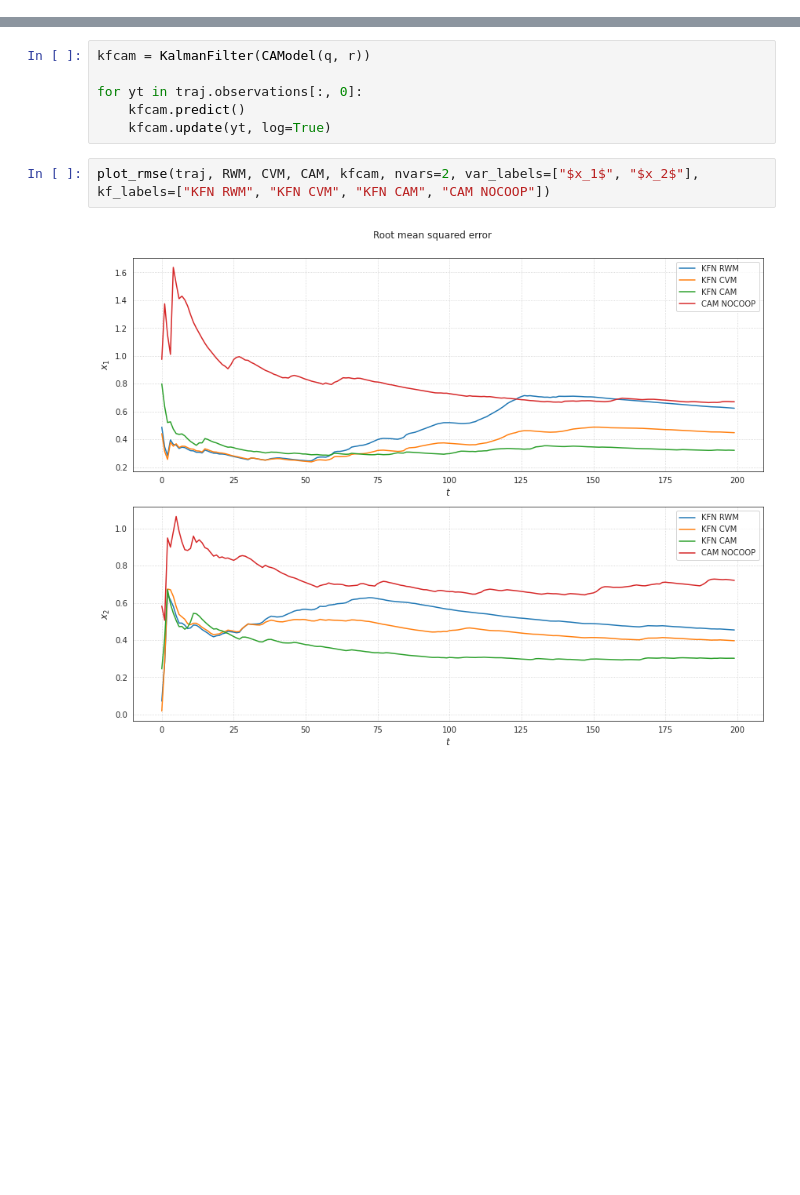
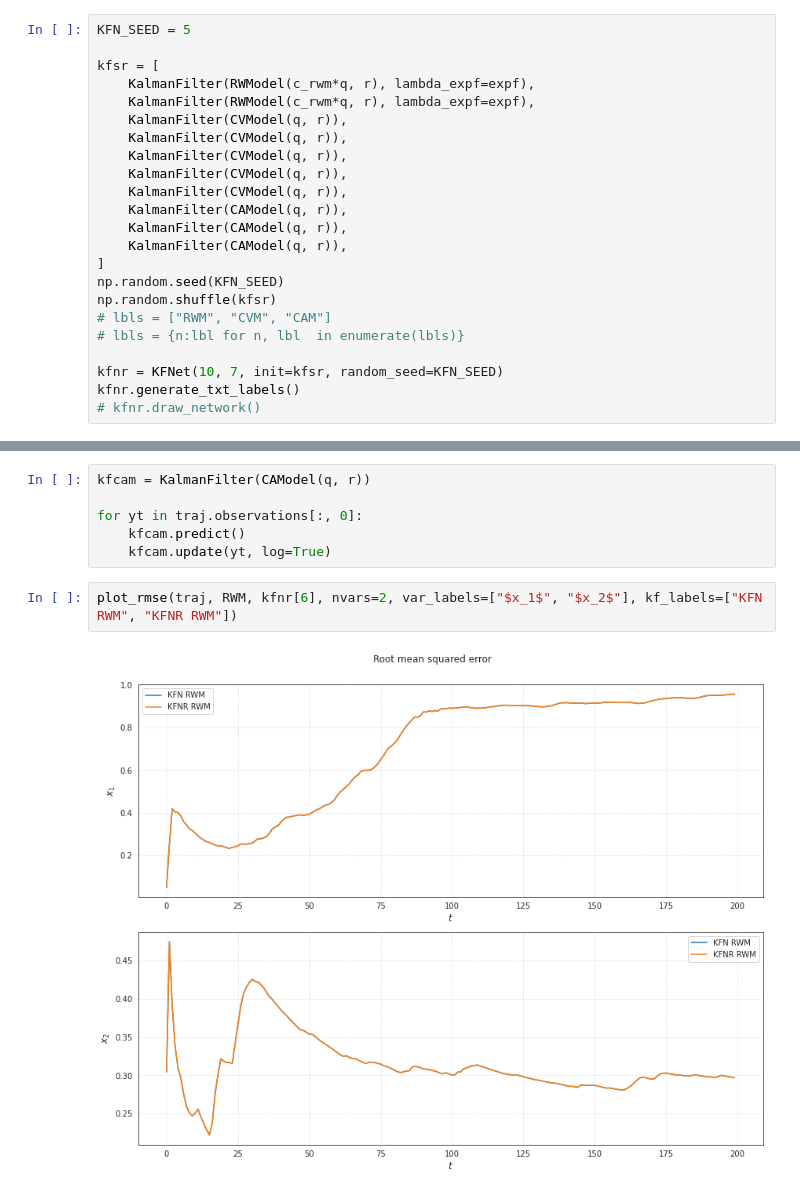
Before and after one commit to maiquang/maithanh-thesis-src, a Jupyter notebook: maithanh_kf4.ipynb, the cells around one changed output, grey strips where cells are left out. Drawn from its saved outputs; the diff is of its cells as text; blank space fills up the shorter version.

```diff
--- a/maithanh_kf4.ipynb
+++ b/maithanh_kf4.ipynb
@@ -34,6 +34,29 @@ traj = Trajectory(
             init_state=init_state,
             random_seed=RANDOM_SEED
 )
+# %%
+KFN_SEED = 5
+
+kfsr = [
+    KalmanFilter(RWModel(c_rwm*q, r), lambda_expf=expf),
+    KalmanFilter(RWModel(c_rwm*q, r), lambda_expf=expf),
+    KalmanFilter(CVModel(q, r)),
+    KalmanFilter(CVModel(q, r)),
+    KalmanFilter(CVModel(q, r)),
+    KalmanFilter(CVModel(q, r)),
+    KalmanFilter(CVModel(q, r)),
+    KalmanFilter(CAModel(q, r)),
+    KalmanFilter(CAModel(q, r)),
+    KalmanFilter(CAModel(q, r)),
+]
+np.random.seed(KFN_SEED)
+np.random.shuffle(kfsr)
+# lbls = ["RWM", "CVM", "CAM"]
+# lbls = {n:lbl for n, lbl  in enumerate(lbls)}
+
+kfnr = KFNet(10, 7, init=kfsr, random_seed=KFN_SEED)
+kfnr.generate_txt_labels()
+# kfnr.draw_network()
 # %%
 KFN_SEED = 5
 
@@ -81,9 +115,9 @@ for yt in traj.observations[:, 0]:
     kfcam.predict()
     kfcam.update(yt, log=True)
 # %%
-plot_rmse(traj, RWM, CVM, CAM, kfcam, nvars=2, var_labels=["$x_1$", "$x_2$"], kf_labels=["KFN RWM", "KFN CVM", "KFN CAM", "CAM NOCOOP"])
+plot_rmse(traj, RWM, kfnr[6], nvars=2, var_labels=["$x_1$", "$x_2$"], kf_labels=["KFN RWM", "KFNR RWM"])
 # %% [output]
-[figure, old version]
+[figure, new version]
 # %%
 plot_estimates(RWM, traj, nvars=2, plt_std=True, labels=["$x_1$", "$x_2$"])
 # %% [output]
```
Also changed, not shown: parts of 8 cells of this notebook, 3 other files.
